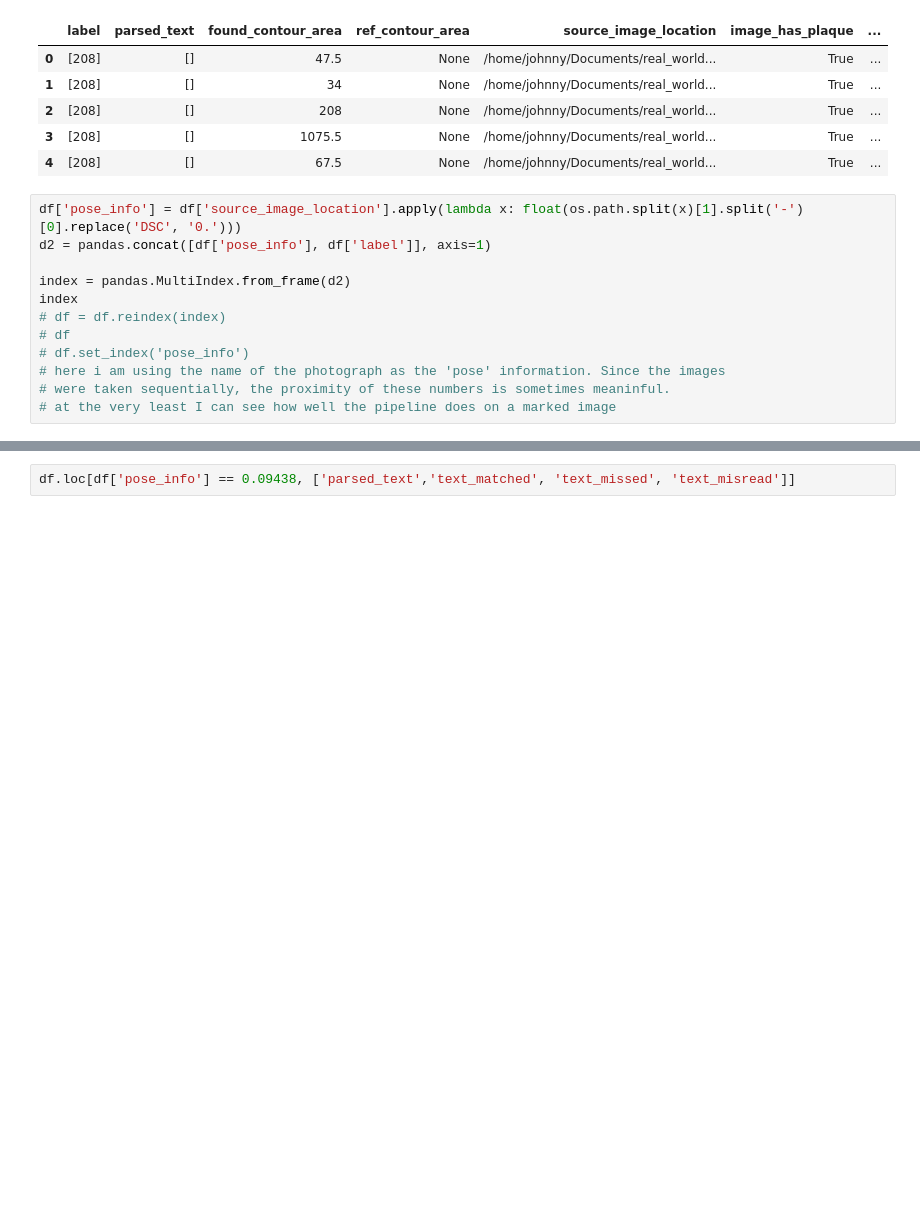
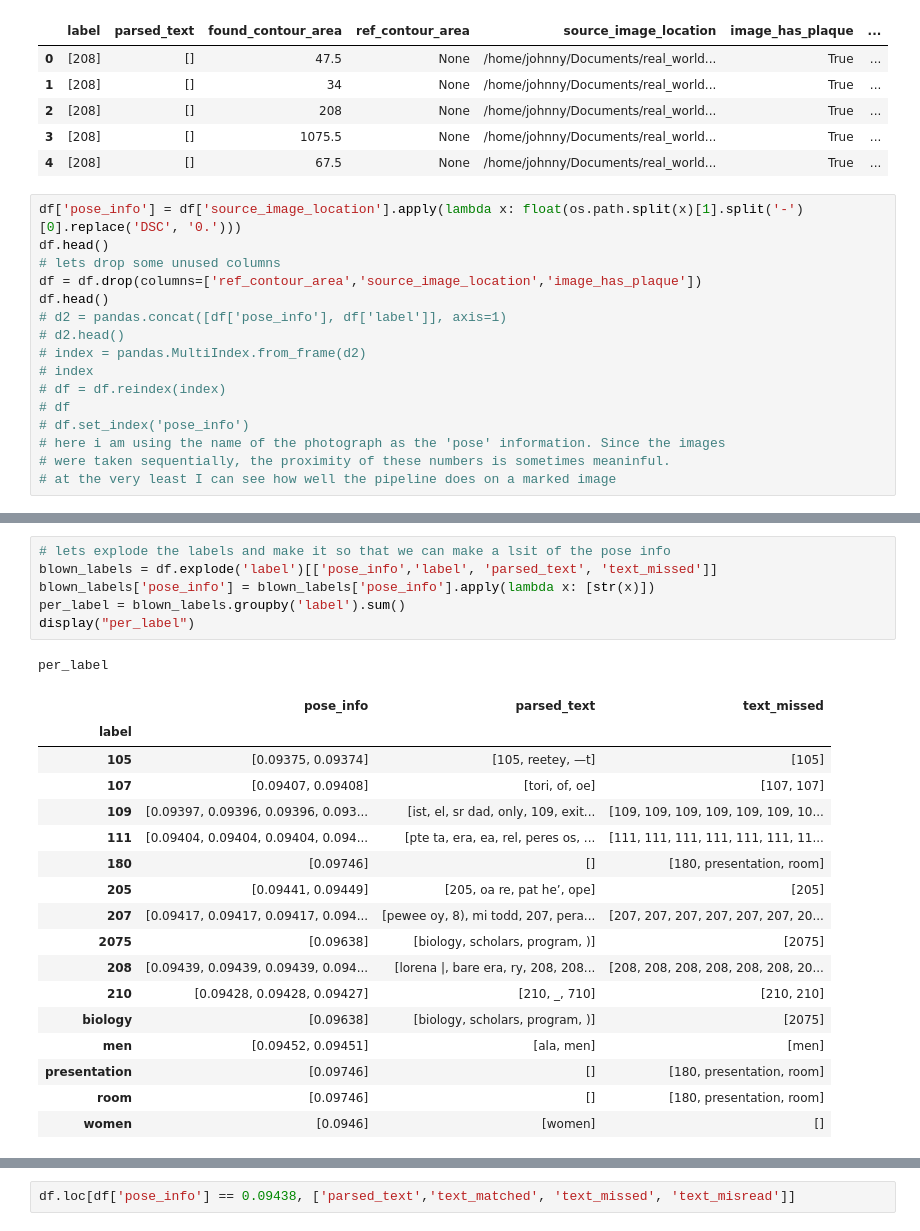
Before and after one commit to Jacktavitt/navigate_building, a Jupyter notebook: pandas data exploration.ipynb, the cells around one changed output, grey strips where cells are left out. Saved outputs shown, nothing was run; the diff lists cells and outputs as text; blank space fills up the shorter version.

```diff
--- a/pandas data exploration.ipynb
+++ b/pandas data exploration.ipynb
@@ -16,10 +33,14 @@ df.head()
 | 4 | [208] | [] | 67.5 | None | /home/johnny/Documents/real_world... | True | ... |
 # %%
 df['pose_info'] = df['source_image_location'].apply(lambda x: float(os.path.split(x)[1].split('-')[0].replace('DSC', '0.')))
-d2 = pandas.concat([df['pose_info'], df['label']], axis=1)
-
-index = pandas.MultiIndex.from_frame(d2)
-index
+df.head()
+# lets drop some unused columns
+df = df.drop(columns=['ref_contour_area','source_image_location','image_has_plaque'])
+df.head()
+# d2 = pandas.concat([df['pose_info'], df['label']], axis=1)
+# d2.head()
+# index = pandas.MultiIndex.from_frame(d2)
+# index
 # df = df.reindex(index)
 # df
 # df.set_index('pose_info')
@@ -46,0 +99,25 @@ MultiIndex([(0.09439, '208'),
+# %%
+# lets explode the labels and make it so that we can make a lsit of the pose info
+blown_labels = df.explode('label')[['pose_info','label', 'parsed_text', 'text_missed']]
+blown_labels['pose_info'] = blown_labels['pose_info'].apply(lambda x: [str(x)])
+per_label = blown_labels.groupby('label').sum()
+display("per_label")
+# %% [output]
+per_label
+|  | pose_info | parsed_text | text_missed |
+| label |  |  |  |
+| 105 | [0.09375, 0.09374] | [105, reetey, —t] | [105] |
+| 107 | [0.09407, 0.09408] | [tori, of, oe] | [107, 107] |
+| 109 | [0.09397, 0.09396, 0.09396, 0.093... | [ist, el, sr dad, only, 109, exit... | [109, 109, 109, 109, 109, 109, 10... |
+| 111 | [0.09404, 0.09404, 0.09404, 0.094... | [pte ta, era, ea, rel, peres os, ... | [111, 111, 111, 111, 111, 111, 11... |
+| 180 | [0.09746] | [] | [180, presentation, room] |
+| 205 | [0.09441, 0.09449] | [205, oa re, pat he’, ope] | [205] |
+| 207 | [0.09417, 0.09417, 0.09417, 0.094... | [pewee oy, 8), mi todd, 207, pera... | [207, 207, 207, 207, 207, 207, 20... |
+| 2075 | [0.09638] | [biology, scholars, program, )] | [2075] |
+| 208 | [0.09439, 0.09439, 0.09439, 0.094... | [lorena |, bare era, ry, 208, 208... | [208, 208, 208, 208, 208, 208, 20... |
+| 210 | [0.09428, 0.09428, 0.09427] | [210, _, 710] | [210, 210] |
+| biology | [0.09638] | [biology, scholars, program, )] | [2075] |
+| men | [0.09452, 0.09451] | [ala, men] | [men] |
+| presentation | [0.09746] | [] | [180, presentation, room] |
+| room | [0.09746] | [] | [180, presentation, room] |
+| women | [0.0946] | [women] | [] |
```
Also changed, not shown: parts of 11 cells of this notebook, 1 other file.
